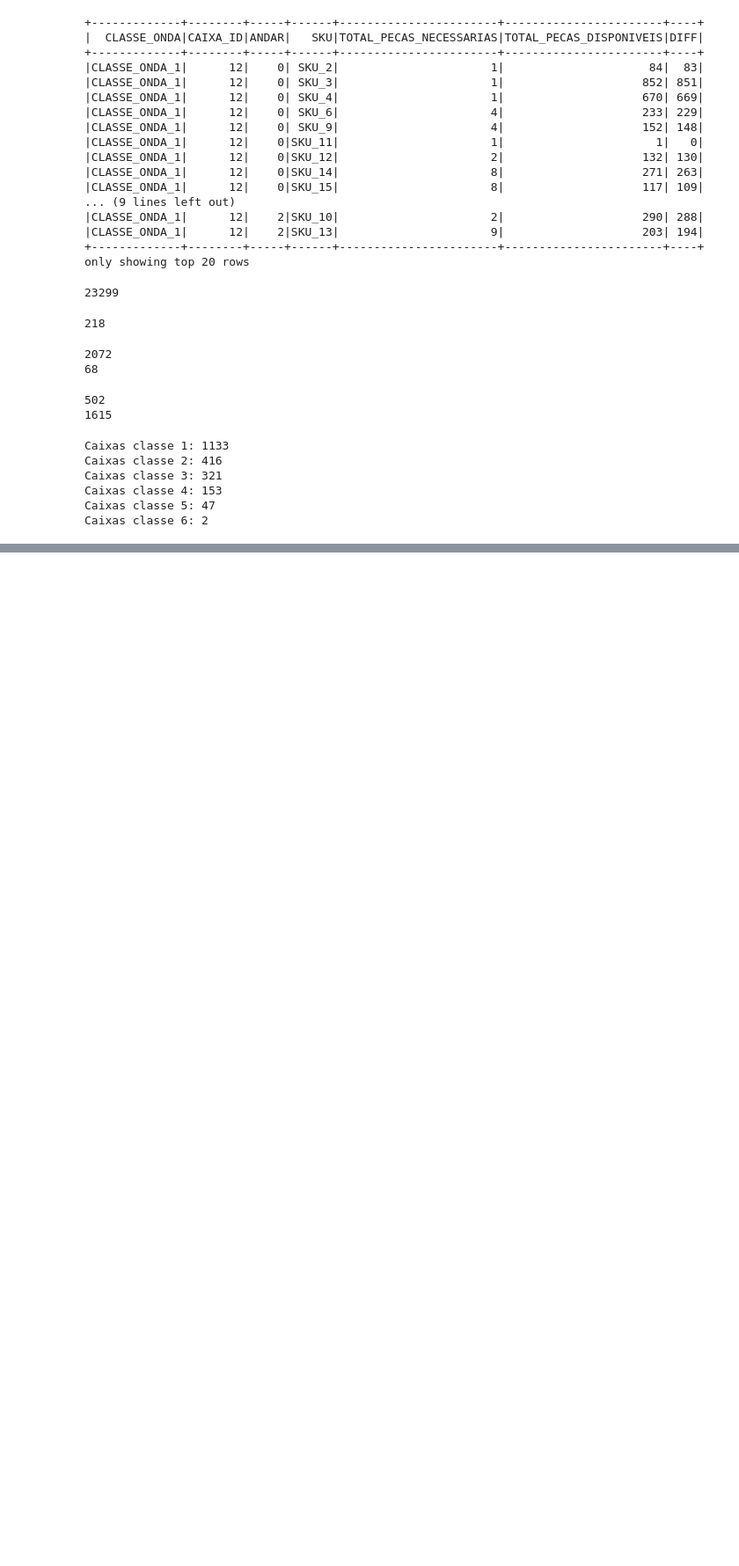
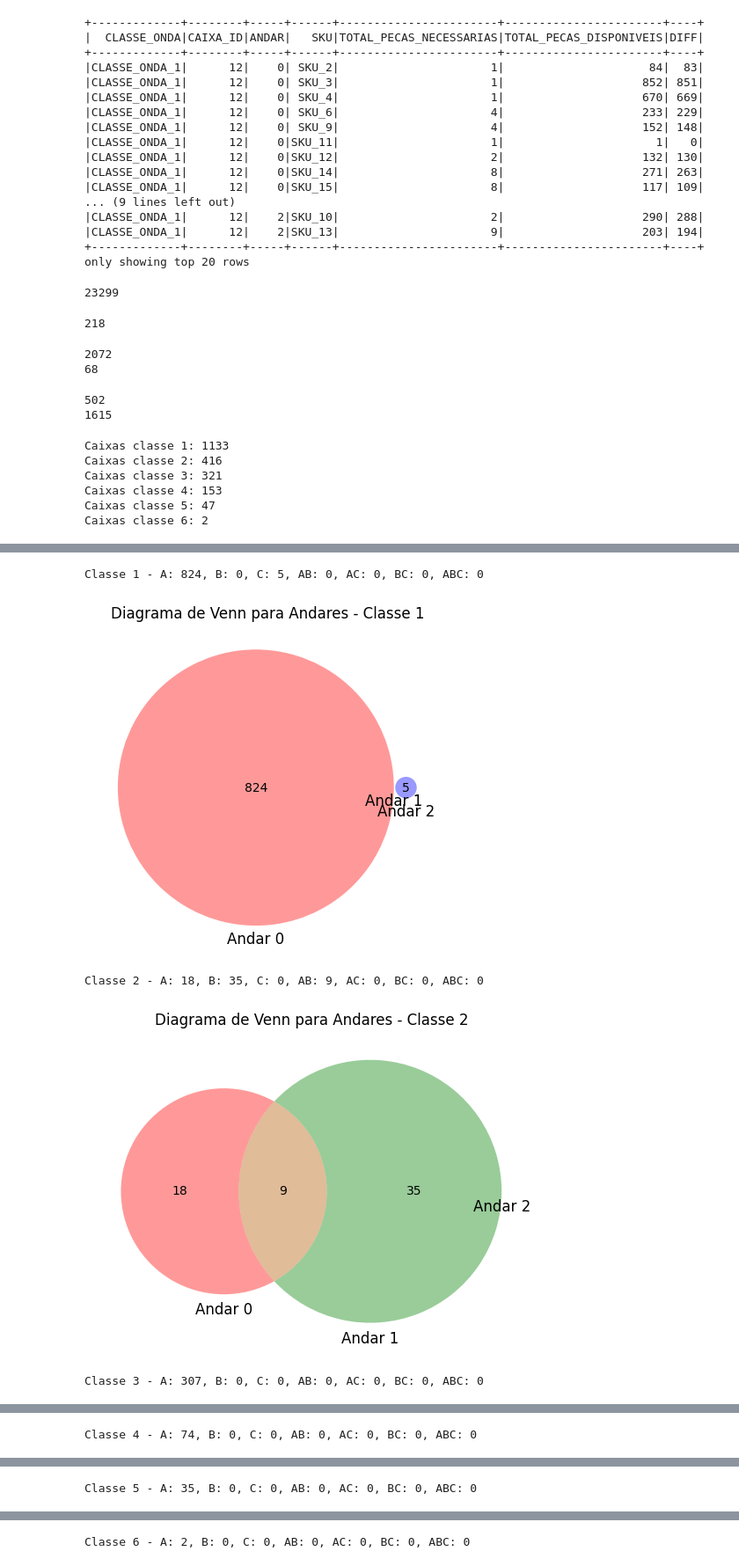
Before and after one commit to mdrapha/order-batching, a Jupyter notebook: src/data_processing.ipynb, the cells around one changed output, grey strips where cells are left out. Shown: that part at 88% size. Saved outputs shown, nothing was run; the diff lists cells and outputs as text; code cells hidden in the pictures; blank space fills up the shorter version.

Commit message:
Primeiro Diagrama de Venn

```diff
--- a/src/data_processing.ipynb
+++ b/src/data_processing.ipynb
@@ -316,0 +296,72 @@ Caixas varios: 0
+# %%
+import matplotlib.pyplot as plt
+from matplotlib_venn import venn3
+
+# Criar um dicionário que mapeia cada classe de onda
+caixas_classe_dict = {
+    1: caixas_classe1,
+    2: caixas_classe2,
+    3: caixas_classe3,
+    4: caixas_classe4,
+    5: caixas_classe5,
+    6: caixas_classe6
+}
+
+# Loop para cada classe de onda (1 a 6)
+for i in range(1, 7):
+
+    # Inicializando contadores
+    A = 0  # Apenas andar 0
+    B = 0  # Apenas andar 1
+    C = 0  # Apenas andar 2
+    AB = 0  # Andares 0 e 1
+    AC = 0  # Andares 0 e 2
+    BC = 0  # Andares 1 e 2
+    ABC = 0  # Andares 0, 1 e 2
+
+    # Acessar a classe de onda correta a partir do dicionário
+    caixas_classe = caixas_classe_dict[i]
+
+    # Verificando cada caixa em caixas_classe.values()
+    for caixa in caixas_classe.values():
+        # Remover duplicatas da lista 'andar'
+        andares_unicos = list(set(caixa.andar))
+
+        # Filtrando apenas andares "0", "1" e "2"
+        andares_filtrados = [andar for andar in andares_unicos if andar in {"0", "1", "2"}]
+
+
+        # Convertendo a lista filtrada de andares em um set para facilitar a comparação
+        andares = set(andares_filtrados)
+
+        # Verificar as combinações de andares
+        if andares == {"0", "1", "2"}:
+            ABC += 1
+        elif andares == {"0", "1"}:
+            AB += 1
+        elif andares == {"0", "2"}:
+            AC += 1
+        elif andares == {"1", "2"}:
+            BC += 1
+        elif andares == {"0"}:
+            A += 1
+        elif andares == {"1"}:
+            B += 1
+        elif andares == {"2"}:
+            C += 1
+
+    # Imprimindo os valores para depuração
+    print(f"Classe {i} - A: {A}, B: {B}, C: {C}, AB: {AB}, AC: {AC}, BC: {BC}, ABC: {ABC}")
+
+    # Criando o diagrama de Venn com os valores calculados
+    venn = venn3(subsets=(A, B, AB, C, AC, BC, ABC), set_labels=('Andar 0', 'Andar 1', 'Andar 2'))
+
+    # Mostrando o gráfico
+    plt.title(f"Diagrama de Venn para Andares - Classe {i}")
+    plt.show()
+# %% [output]
+Classe 1 - A: 824, B: 0, C: 5, AB: 0, AC: 0, BC: 0, ABC: 0
+[figure, added]
+Classe 2 - A: 18, B: 35, C: 0, AB: 9, AC: 0, BC: 0, ABC: 0
+[figure, added]
+Classe 3 - A: 307, B: 0, C: 0, AB: 0, AC: 0, BC: 0, ABC: 0
@@ -316,0 +369 @@ Caixas varios: 0
+Classe 4 - A: 74, B: 0, C: 0, AB: 0, AC: 0, BC: 0, ABC: 0
@@ -316,0 +371 @@ Caixas varios: 0
+Classe 5 - A: 35, B: 0, C: 0, AB: 0, AC: 0, BC: 0, ABC: 0
@@ -316,0 +373 @@ Caixas varios: 0
+Classe 6 - A: 2, B: 0, C: 0, AB: 0, AC: 0, BC: 0, ABC: 0
```
Also changed, not shown: parts of 2 cells of this notebook, 1 other file.
